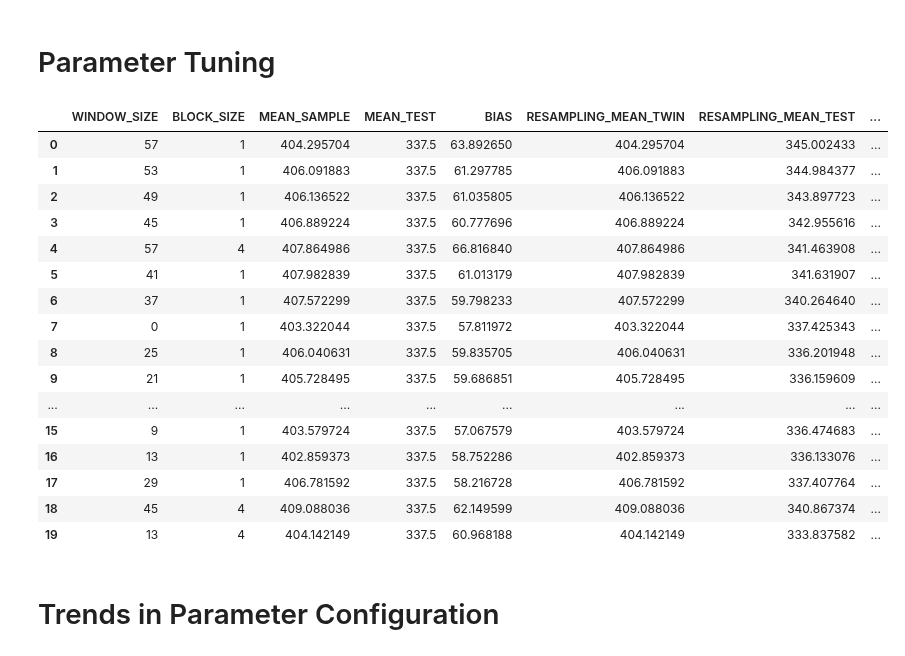
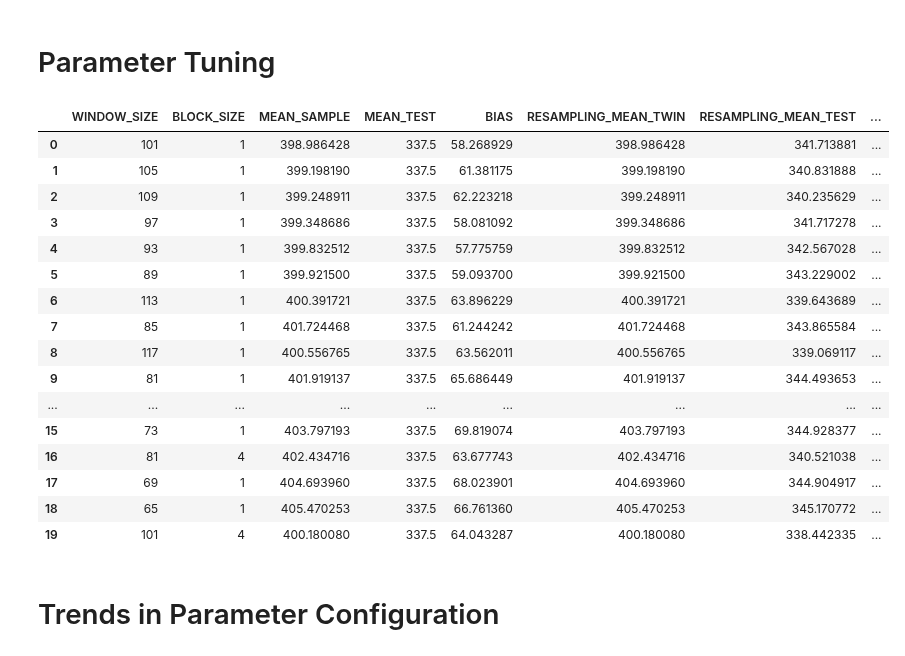
Before and after one commit to chrisnhr/Diplom, a Jupyter notebook: bootstrapping.ipynb, the cells around one changed output. Drawn from its saved outputs; the diff is of its cells as text; code cells hidden in the pictures.

```diff
--- a/bootstrapping.ipynb
+++ b/bootstrapping.ipynb
@@ -102,27 +102,27 @@ df_validation.groupby(["WINDOW_SIZE", "BLOCK_SIZE"]).median().sort_values("WASSE
 # %% [markdown]
 # Parameter Tuning
 # %%
-#Evaluation.run_grid(input_data)
+Evaluation.run_grid(input_data)
 df_grid_results = pd.read_csv("results/grid_results.csv")
 df_grid_results.groupby(["WINDOW_SIZE", "BLOCK_SIZE"]).median().drop(["TEST_ITEM_COMMUNICATIONKEY", "TWIN_NUMBER"], axis=1).sort_values("MAE").reset_index().head(20) #median, bc distribution is skewed
 # %% [output]
 |  | WINDOW_SIZE | BLOCK_SIZE | MEAN_SAMPLE | MEAN_TEST | BIAS | RESAMPLING_MEAN_TWIN | RESAMPLING_MEAN_TEST | ... |
-| 0 | 57 | 1 | 404.295704 | 337.5 | 63.892650 | 404.295704 | 345.002433 | ... |
-| 1 | 53 | 1 | 406.091883 | 337.5 | 61.297785 | 406.091883 | 344.984377 | ... |
-| 2 | 49 | 1 | 406.136522 | 337.5 | 61.035805 | 406.136522 | 343.897723 | ... |
-| 3 | 45 | 1 | 406.889224 | 337.5 | 60.777696 | 406.889224 | 342.955616 | ... |
-| 4 | 57 | 4 | 407.864986 | 337.5 | 66.816840 | 407.864986 | 341.463908 | ... |
-| 5 | 41 | 1 | 407.982839 | 337.5 | 61.013179 | 407.982839 | 341.631907 | ... |
-| 6 | 37 | 1 | 407.572299 | 337.5 | 59.798233 | 407.572299 | 340.264640 | ... |
-| 7 | 0 | 1 | 403.322044 | 337.5 | 57.811972 | 403.322044 | 337.425343 | ... |
-| 8 | 25 | 1 | 406.040631 | 337.5 | 59.835705 | 406.040631 | 336.201948 | ... |
-| 9 | 21 | 1 | 405.728495 | 337.5 | 59.686851 | 405.728495 | 336.159609 | ... |
+| 0 | 101 | 1 | 398.986428 | 337.5 | 58.268929 | 398.986428 | 341.713881 | ... |
+| 1 | 105 | 1 | 399.198190 | 337.5 | 61.381175 | 399.198190 | 340.831888 | ... |
+| 2 | 109 | 1 | 399.248911 | 337.5 | 62.223218 | 399.248911 | 340.235629 | ... |
+| 3 | 97 | 1 | 399.348686 | 337.5 | 58.081092 | 399.348686 | 341.717278 | ... |
+| 4 | 93 | 1 | 399.832512 | 337.5 | 57.775759 | 399.832512 | 342.567028 | ... |
+| 5 | 89 | 1 | 399.921500 | 337.5 | 59.093700 | 399.921500 | 343.229002 | ... |
+| 6 | 113 | 1 | 400.391721 | 337.5 | 63.896229 | 400.391721 | 339.643689 | ... |
+| 7 | 85 | 1 | 401.724468 | 337.5 | 61.244242 | 401.724468 | 343.865584 | ... |
+| 8 | 117 | 1 | 400.556765 | 337.5 | 63.562011 | 400.556765 | 339.069117 | ... |
+| 9 | 81 | 1 | 401.919137 | 337.5 | 65.686449 | 401.919137 | 344.493653 | ... |
 | ... | ... | ... | ... | ... | ... | ... | ... | ... |
-| 15 | 9 | 1 | 403.579724 | 337.5 | 57.067579 | 403.579724 | 336.474683 | ... |
-| 16 | 13 | 1 | 402.859373 | 337.5 | 58.752286 | 402.859373 | 336.133076 | ... |
-| 17 | 29 | 1 | 406.781592 | 337.5 | 58.216728 | 406.781592 | 337.407764 | ... |
-| 18 | 45 | 4 | 409.088036 | 337.5 | 62.149599 | 409.088036 | 340.867374 | ... |
-| 19 | 13 | 4 | 404.142149 | 337.5 | 60.968188 | 404.142149 | 333.837582 | ... |
+| 15 | 73 | 1 | 403.797193 | 337.5 | 69.819074 | 403.797193 | 344.928377 | ... |
+| 16 | 81 | 4 | 402.434716 | 337.5 | 63.677743 | 402.434716 | 340.521038 | ... |
+| 17 | 69 | 1 | 404.693960 | 337.5 | 68.023901 | 404.693960 | 344.904917 | ... |
+| 18 | 65 | 1 | 405.470253 | 337.5 | 66.761360 | 405.470253 | 345.170772 | ... |
+| 19 | 101 | 4 | 400.180080 | 337.5 | 64.043287 | 400.180080 | 338.442335 | ... |
 # %% [markdown]
 # Trends in Parameter Configuration
 # %%
```
Also changed, not shown: parts of 13 cells of this notebook, 3 other files.
